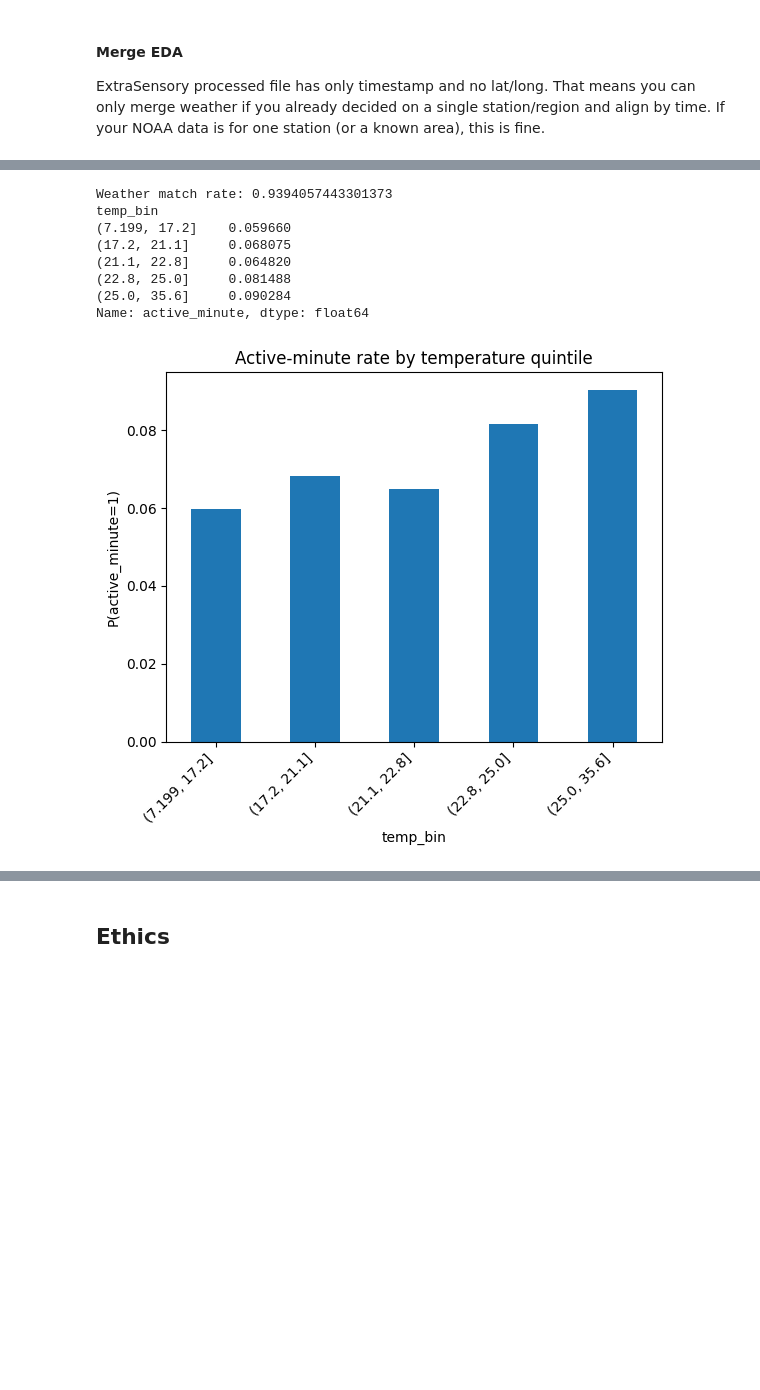
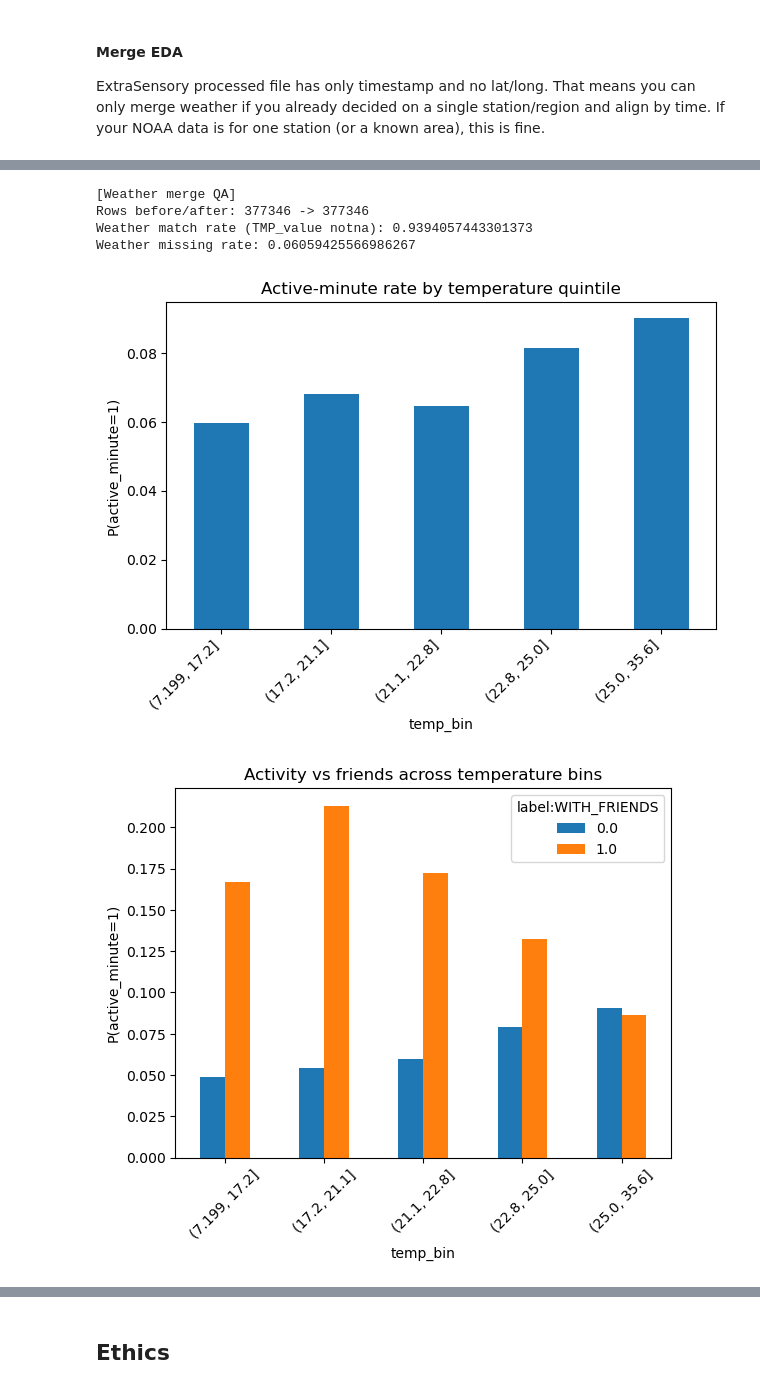
Before and after one commit to COGS108/Group033_WI26, a Jupyter notebook: 02-EDACheckpoint.ipynb, the cells around one changed output, grey strips where cells are left out. Drawn from its saved outputs; the diff is of its cells as text; code cells hidden in the pictures; blank space fills up the shorter version.

Commit message:
Update merged EDA

```diff
--- a/02-EDACheckpoint.ipynb
+++ b/02-EDACheckpoint.ipynb
@@ -940,33 +963,56 @@ Holiday match rate: 0.25733676784701576
 # %%
+# Ensure keys exist (idempotent) ---
+if "datetime" not in ex2.columns:
+    ex2["datetime"] = pd.to_datetime(ex2["timestamp"], unit="s", errors="coerce")
+if "hour" not in ex2.columns:
+    ex2["hour"] = ex2["datetime"].dt.floor("h")
+
 # Round ex2 to hour, and noaa to hour
-ex2["hour"] = ex2["datetime"].dt.floor("h")
 noaa2 = noaa.dropna(subset=["DATE"]).copy()
 noaa2["hour"] = noaa2["DATE"].dt.floor("h")
 
-# If NOAA includes multiple stations, pick one station or average across stations per hour
-noaa_hourly = noaa2.groupby("hour")["TMP_value"].mean().reset_index()
+# Aggregate hourly temperature
+noaa_hourly = noaa2.groupby("hour", as_index=False)["TMP_value"].mean()
+
+# IMPORTANT: make this cell idempotent (safe to rerun)
+for col in ["TMP_value", "TMP_value_x", "TMP_value_y"]:
+    if col in ex2.columns:
+        ex2 = ex2.drop(columns=col)
+
+rows_before = len(ex2)
 
 ex2 = ex2.merge(noaa_hourly, on="hour", how="left")
-print("Weather match rate:", ex2["TMP_value"].notna().mean())
 
-# EDA: active rate vs temperature bins
+print("\n[Weather merge QA]")
+print("Rows before/after:", rows_before, "->", len(ex2))
+print("Weather match rate (TMP_value notna):", ex2["TMP_value"].notna().mean())
+print("Weather missing rate:", ex2["TMP_value"].isna().mean())
+
+#EDA: Activity vs Temperature bins
 ex2["temp_bin"] = pd.qcut(ex2["TMP_value"], 5, duplicates="drop")
-temp_active = ex2.groupby("temp_bin")["active_minute"].mean()
-print(temp_active)
+temp_active = ex2.groupby("temp_bin")["active_minute"].mean().sort_index()
 
 plt.figure()
 temp_active.plot(kind="bar")
 plt.title("Active-minute rate by temperature quintile")
 plt.ylabel("P(active_minute=1)")
 plt.xticks(rotation=45, ha="right")
+plt.tight_layout()
 plt.show()
+
+temp_friend_active = ex2.groupby(
+    ["temp_bin","label:WITH_FRIENDS"]
+)["active_minute"].mean().unstack()
+
+temp_friend_active.plot(kind="bar")
+plt.title("Activity vs friends across temperature bins")
+plt.ylabel("P(active_minute=1)")
+plt.xticks(rotation=45)
+plt.show()
 # %% [output]
-Weather match rate: 0.9394057443301373
-temp_bin
-(7.199, 17.2]    0.059660
-(17.2, 21.1]     0.068075
-(21.1, 22.8]     0.064820
-(22.8, 25.0]     0.081488
-(25.0, 35.6]     0.090284
-Name: active_minute, dtype: float64
+[Weather merge QA]
+Rows before/after: 377346 -> 377346
+Weather match rate (TMP_value notna): 0.9394057443301373
+Weather missing rate: 0.06059425566986267
-[figure, old version]
+[figure, new version]
+[figure, added]
```
Also changed, not shown: parts of 4 cells of this notebook.
